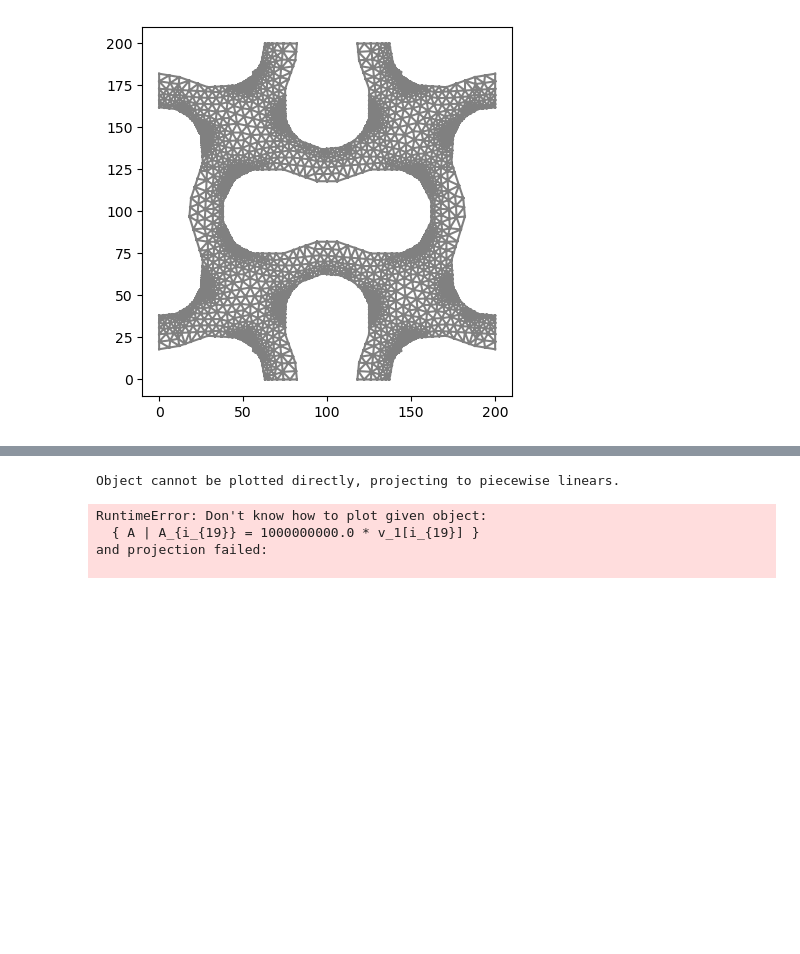
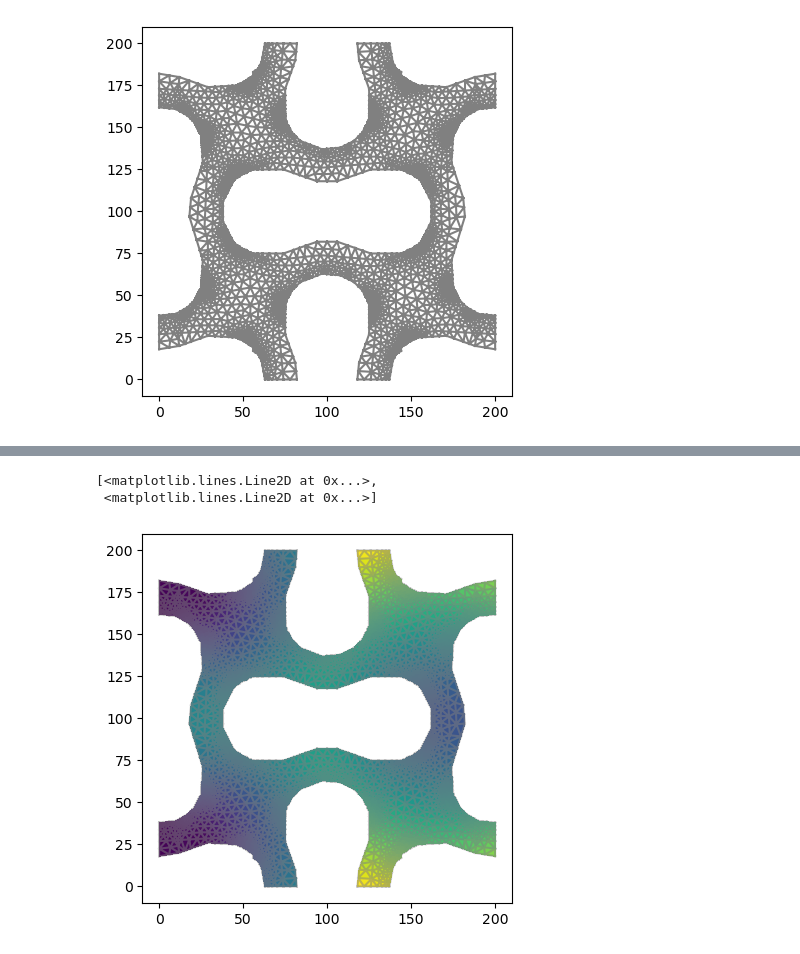
Before and after one commit to cchu92/im2mesh4fem, a Jupyter notebook: fem_FEnics.ipynb, the cells around one changed output, grey strips where cells are left out. Drawn from its saved outputs; the diff is of its cells as text; code cells hidden in the pictures; blank space fills up the shorter version.

```diff
--- a/fem_FEnics.ipynb
+++ b/fem_FEnics.ipynb
@@ -77,9 +77,7 @@ Solving linear variational problem.
 # %%
-plot(1.e9*u, mode="displacement")
+plot(1*u, mode="displacement")
 plot(mesh,alpha=0.5)
 # %% [output]
-Object cannot be plotted directly, projecting to piecewise linears.
+[<matplotlib.lines.Line2D at 0x...>,
+ <matplotlib.lines.Line2D at 0x...>]
-RuntimeError: Don't know how to plot given object:
-  { A | A_{i_{19}} = 1000000000.0 * v_1[i_{19}] }
-and projection failed:
-
+[figure, added]
```
Also changed, not shown: parts of 2 cells of this notebook, 19 other files.
